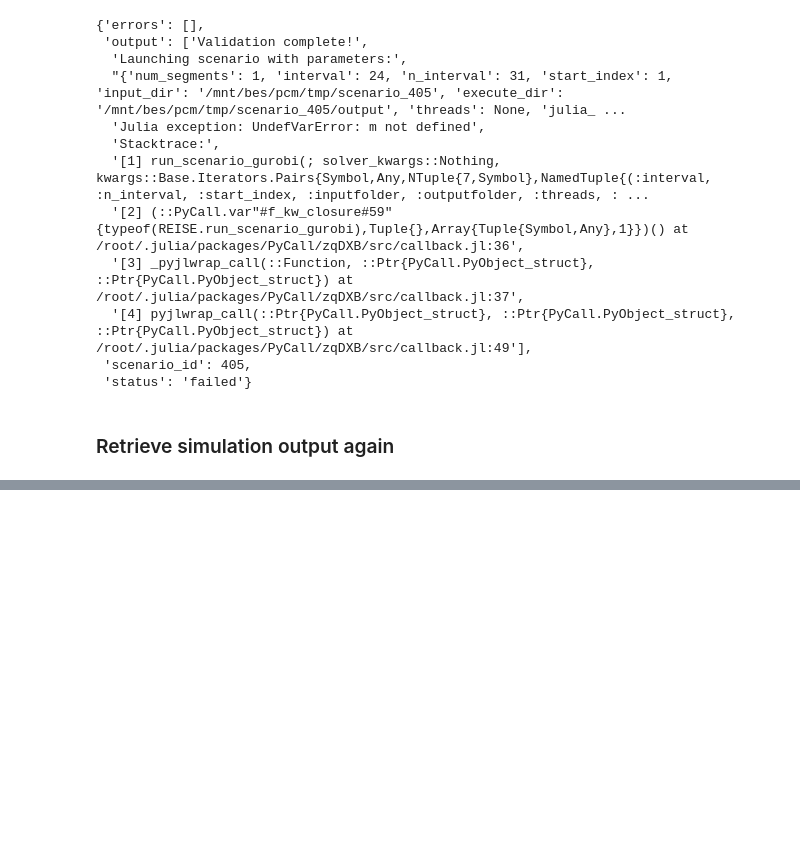
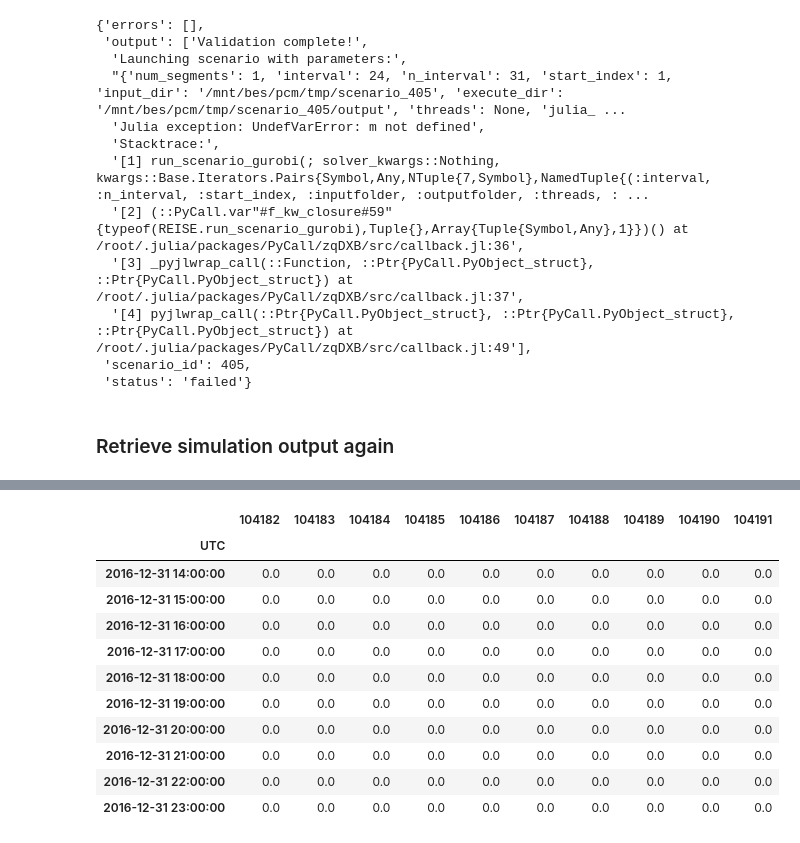
Before and after one commit to Breakthrough-Energy/plug, a Jupyter notebook: standalone/build.ipynb, the cells around one changed output, grey strips where cells are left out. Cells and saved outputs as stored; diff of their text form; code cells hidden in the pictures; blank space fills up the shorter version.

Commit message:
refactor: move congestion cost to build.ipynb, add profiler example

```diff
--- a/standalone/build.ipynb
+++ b/standalone/build.ipynb
@@ -462,0 +468,16 @@ congl[68928].astype(bool).sum(axis=0)
+# %%
+from powersimdata import Scenario
+scenario = Scenario(2497)
+pf_ac = scenario.get_pf()
+congl = scenario.get_congl()
+congu = scenario.get_congu()
+
+# approximate congestion cost
+cc_l = pf_ac * congl
+cc_u = pf_ac * congu
+
+ccl_sum = cc_l.sum(axis = 0)
+ccu_sum = cc_u.sum(axis = 0)
+
+cc_l_yearly = ccl_sum[ccl_sum != 0].sort_values(ascending=False)
+cc_u_yearly = ccu_sum[ccu_sum != 0].sort_values(ascending=False)
@@ -462,0 +503,15 @@ congl[68928].astype(bool).sum(axis=0)
+# %%
+cc_u.iloc[-10:,-10:]
+# %% [output]
+|  | 104182 | 104183 | 104184 | 104185 | 104186 | 104187 | 104188 | 104189 | 104190 | 104191 |
+| UTC |  |  |  |  |  |  |  |  |  |  |
+| 2016-12-31 14:00:00 | 0.0 | 0.0 | 0.0 | 0.0 | 0.0 | 0.0 | 0.0 | 0.0 | 0.0 | 0.0 |
+| 2016-12-31 15:00:00 | 0.0 | 0.0 | 0.0 | 0.0 | 0.0 | 0.0 | 0.0 | 0.0 | 0.0 | 0.0 |
+| 2016-12-31 16:00:00 | 0.0 | 0.0 | 0.0 | 0.0 | 0.0 | 0.0 | 0.0 | 0.0 | 0.0 | 0.0 |
+| 2016-12-31 17:00:00 | 0.0 | 0.0 | 0.0 | 0.0 | 0.0 | 0.0 | 0.0 | 0.0 | 0.0 | 0.0 |
+| 2016-12-31 18:00:00 | 0.0 | 0.0 | 0.0 | 0.0 | 0.0 | 0.0 | 0.0 | 0.0 | 0.0 | 0.0 |
+| 2016-12-31 19:00:00 | 0.0 | 0.0 | 0.0 | 0.0 | 0.0 | 0.0 | 0.0 | 0.0 | 0.0 | 0.0 |
+| 2016-12-31 20:00:00 | 0.0 | 0.0 | 0.0 | 0.0 | 0.0 | 0.0 | 0.0 | 0.0 | 0.0 | 0.0 |
+| 2016-12-31 21:00:00 | 0.0 | 0.0 | 0.0 | 0.0 | 0.0 | 0.0 | 0.0 | 0.0 | 0.0 | 0.0 |
+| 2016-12-31 22:00:00 | 0.0 | 0.0 | 0.0 | 0.0 | 0.0 | 0.0 | 0.0 | 0.0 | 0.0 | 0.0 |
+| 2016-12-31 23:00:00 | 0.0 | 0.0 | 0.0 | 0.0 | 0.0 | 0.0 | 0.0 | 0.0 | 0.0 | 0.0 |
```
Also changed, not shown: parts of 5 cells of this notebook, 2 other files.
